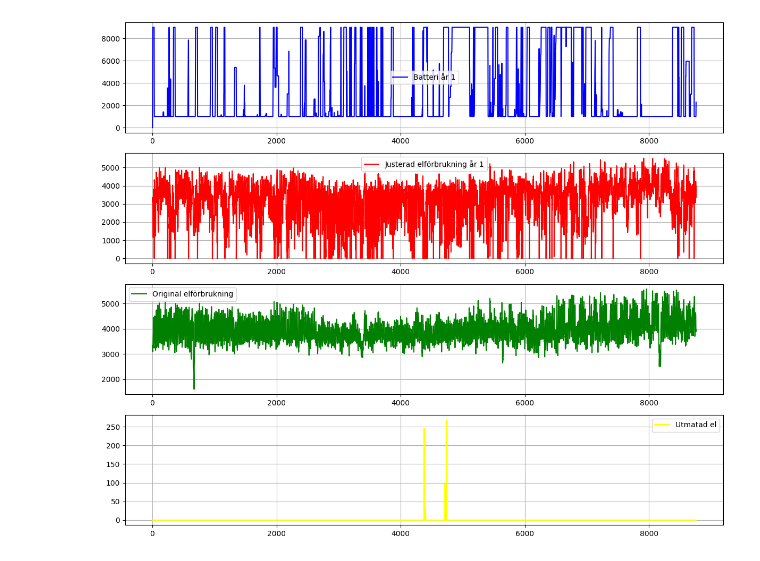
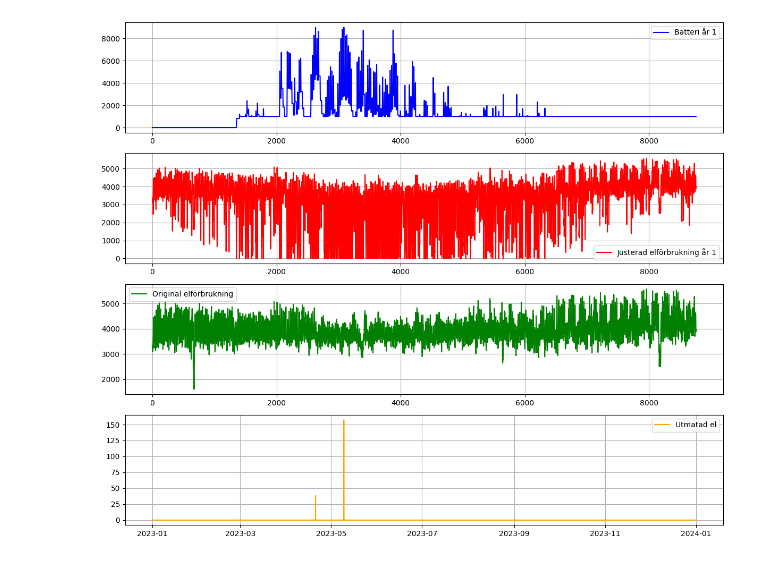
Before and after one commit to Jakobthuresson/Energigemenskaper, a Jupyter notebook: KomboOmråden.ipynb, the cells around one changed output. Drawn from its saved outputs; the diff is of its cells as text; code cells hidden in the pictures.

```diff
--- a/KomboOmråden.ipynb
+++ b/KomboOmråden.ipynb
@@ -18,10 +287,10 @@ NorraEL = StarkaEl.iloc[:, 0] + ABKEl.iloc[:, 0] + KLTel.iloc[:, 0]
 SödraEL = SödraOmrEL.iloc[:, 0]
 TOTel = NorraEL + SödraEL
 Vind = Vindprod.iloc[:, 0]
-Sol = 0.3*(SolprodABK.iloc[:, 0] + SolprodSödra.iloc[:, 0])
+Sol = 0.69*(SolprodABK.iloc[:, 0] + SolprodSödra.iloc[:, 0])
 Spot = Spotpris.iloc[:, 0]
 
-Prod = Vind + Sol
+Prod = Sol
 
 Prod_list = Prod.tolist()
 
@@ -81,7 +350,7 @@ top_30_with_index.columns = ['Timme', 'Elförbrukning']
 
 # Skriv ut de 30 timmarna med högst elförbrukning och radnummer
 print("Original elförbrukning topptimmar: " + top_30_with_index.to_string())
-
+print("Snitt originaltopptimmar: " + str(top_30_hours.mean()))
 
 # ----------------------- YEAR 1 SIMULATION -----------------------
 batteriKapacitet = 0.0  # Start with an empty battery
@@ -96,44 +365,55 @@ battery_values = []  # Battery energy over time
 utmatning = []
 köptaTimmar = []
 
-for tid, prod, totEl, spot in zip(Spotpris.index, Prod, TOTel, Spot):
-    diff = totEl - prod  # Skillnad mellan förbrukning och solproduktion
+for i, (tid, prod, totel, spot) in enumerate(zip(Spotpris.index, Prod, TOTel, Spot)):
+    diff = totel - prod  # Difference between consumption and solar production
+
+
+    if i < 2800:
+        faktor = 0.15
+    elif  2500 <= i <= 7500:
+        faktor = 0.3
+    else:
+        faktor = 0.07
 
     if diff <= 0:
+        if batteriKapacitet - diff >= max_battery_level:
+            utmatEl = batteriKapacitet - diff - max_battery_level
+            utmatning.append((tid, utmatEl))
+            batteriKapacitet = max_battery_level  # -diff eftersom diff är negativ
+        else:
+            utmatning.append((tid, 0))
+            batteriKapacitet = batteriKapacitet - diff
         # Om solproduktionen är större än förbrukningen, ladda batteriet istället för att spara negativa värden
-        batteriKapacitet = min(batteriKapacitet - diff, max_battery_level)  # -diff eftersom diff är negativ
         justeradElförbrukning.append(0)  # Vi behöver inte köpa el
-        utmatning.append(max(0,batteriKapacitet - diff - max_battery_level))
         köptaTimmar.append((tid,0))
     else:
-        if spot <= 30 and prod > 0:
-            if batteriKapacitet + prod >= max_battery_level:
-                prodÖver = (batteriKapacitet + prod) - max_battery_level
-                batteriKapacitet = min(batteriKapacitet + prod, max_battery_level)
-                köpt_el = max(0, totEl-prodÖver)
-                justeradElförbrukning.append(köpt_el)
-                köptaTimmar.append((tid, spot if köpt_el > 0 else 0))
-                utmatning.append(0)
-            else:
-                batteriKapacitet = min(batteriKapacitet + prod, max_battery_level)
-                justeradElförbrukning.append(totEl)
-                köptaTimmar.append((tid, spot))
-                utmatning.append(0)
-        elif 30 < spot < 70 and prod > 0:
+
+        if 15 <= tid.hour < 19 and prod == 0:
+            energiFrånBatteri = min(batteriKapacitet * faktor, maxFrånBatteri, max(0, batteriKapacitet - min_battery_level))
+
+            batteriKapacitet -= energiFrånBatteri
+            köpt_el = max(0, totel - energiFrånBatteri)
+            justeradElförbrukning.append(köpt_el)
+            köptaTimmar.append((tid, spot if köpt_el > 0 else 0))
+            utmatning.append((tid, 0))
+        elif 15 <= tid.hour < 19 and prod > 0:
+            energiFrånBatteri = min(batteriKapacitet * faktor, diff, maxFrånBatteri, max(0, batteriKapacitet - min_battery_level))
+
+            batteriKapacitet -= energiFrånBatteri
+            köpt_el = max(0, diff - energiFrånBatteri)
+            justeradElförbrukning.append(köpt_el)
+            köptaTimmar.append((tid, spot if köpt_el > 0 else 0))
+            utmatning.append((tid, 0))
+        elif prod > 0:
             justeradElförbrukning.append(diff)
             köptaTimmar.append((tid, spot))
-            utmatning.append(0)
-        elif spot >= 70:
-            energiFrånBatteri = min(batteriKapacitet, diff, maxFrånBatteri, batteriKapacitet-min_battery_level)
-            batteriKapacitet -= energiFrånBatteri
-            köpt_el = max(0, diff - energiFrånBatteri)
-            köptaTimmar.append((tid, spot if köpt_el > 0 else 0))
-            justeradElförbrukning.append(köpt_el)
-            utmatning.append(0)
+            utmatning.append((tid,0))
+
         else:
-            justeradElförbrukning.append(totEl)
+            justeradElförbrukning.append(totel)
             köptaTimmar.append((tid, spot))
-            utmatning.append(0)
+            utmatning.append((tid, 0))
 
 
     battery_values.append(batteriKapacitet)
@@ -172,13 +452,14 @@ top_30_values = elförbrukning_array[top_30_indices]
 
 # Sortera topp 30 i fallande ordning och behåll index
 sorted_pairs = sorted(zip(top_30_values, top_30_times), reverse=True)
-
+values_only = [value for value, _ in sorted_pairs]
+mean_value = sum(values_only) / len(values_only)
+print(f"Snitt = {mean_value:.2f}")
 # Skriv ut de 30 högsta värdena tillsammans med originaltimmarna
 print("De 30 högsta elförbrukningsvärdena och deras timmar i Excel-filen:")
 for i, (value, original_time) in enumerate(sorted_pairs):
     excel_rad = i + 8  # +8 för rubrikrad och 1-baserade index, och +1 för att börja från 1
     print(f"{i+1}. Timme {original_time}  - Förbrukning: {value} (Excel rad: {excel_rad})")
-
 
 köptaTimmar_df = pd.DataFrame(köptaTimmar, columns=["Tid", "Spotpris"])
 köptaTimmar_df.set_index("Tid", inplace=True)
@@ -218,7 +499,8 @@ fig, ax = plt.subplots(4, 1, figsize=(12, 10))
 ax[0].plot(battery_values, label='Batteri år 1', color='blue')
 ax[1].plot(justeradElförbrukning, label='Justerad elförbrukning år 1', color='red')
 ax[2].plot(original_consumption, label='Original elförbrukning', color='green')
-ax[3].plot(utmatning, label='Utmatad el', color='orange')
+utmat_tid, utmat_värde = zip(*utmatning)
+ax[3].plot(utmat_tid, utmat_värde, label='Utmatad el', color='orange')
 
 for a in ax:
     a.legend()
@@ -233,7 +515,7 @@ plt.plot(Prod_list, label="Prod", color="yellow")
 
 plt.xlabel("Tid")
 plt.ylabel("Produktion (kWh)")
-plt.title("Vind och solprod")
+plt.title("Solprod")
 plt.legend()
 plt.grid(True)
 
@@ -247 +542 @@ Justerad elkostnad simulering: 44966779.2006342
-[figure, old version]
+[figure, new version]
```
Also changed, not shown: parts of 4 cells of this notebook.
